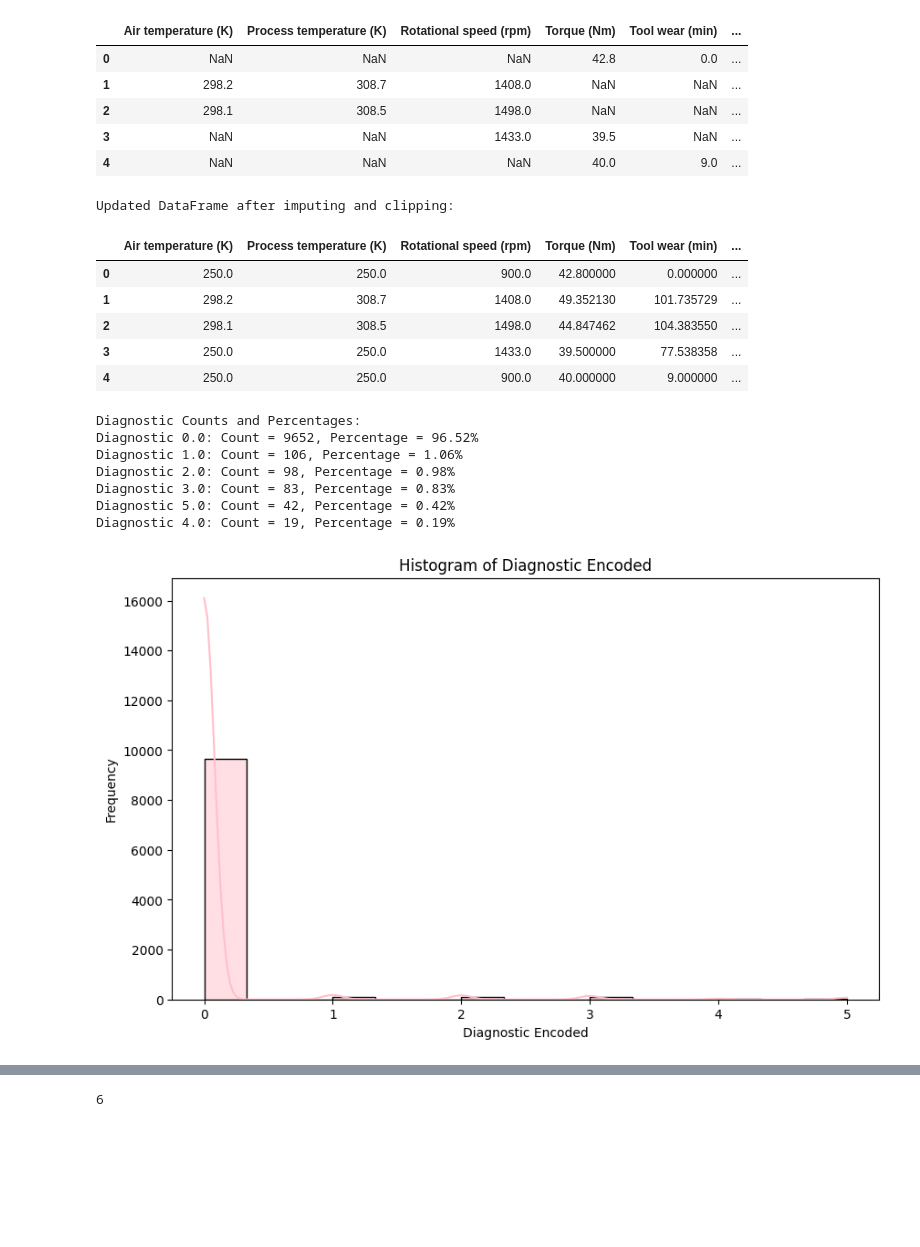
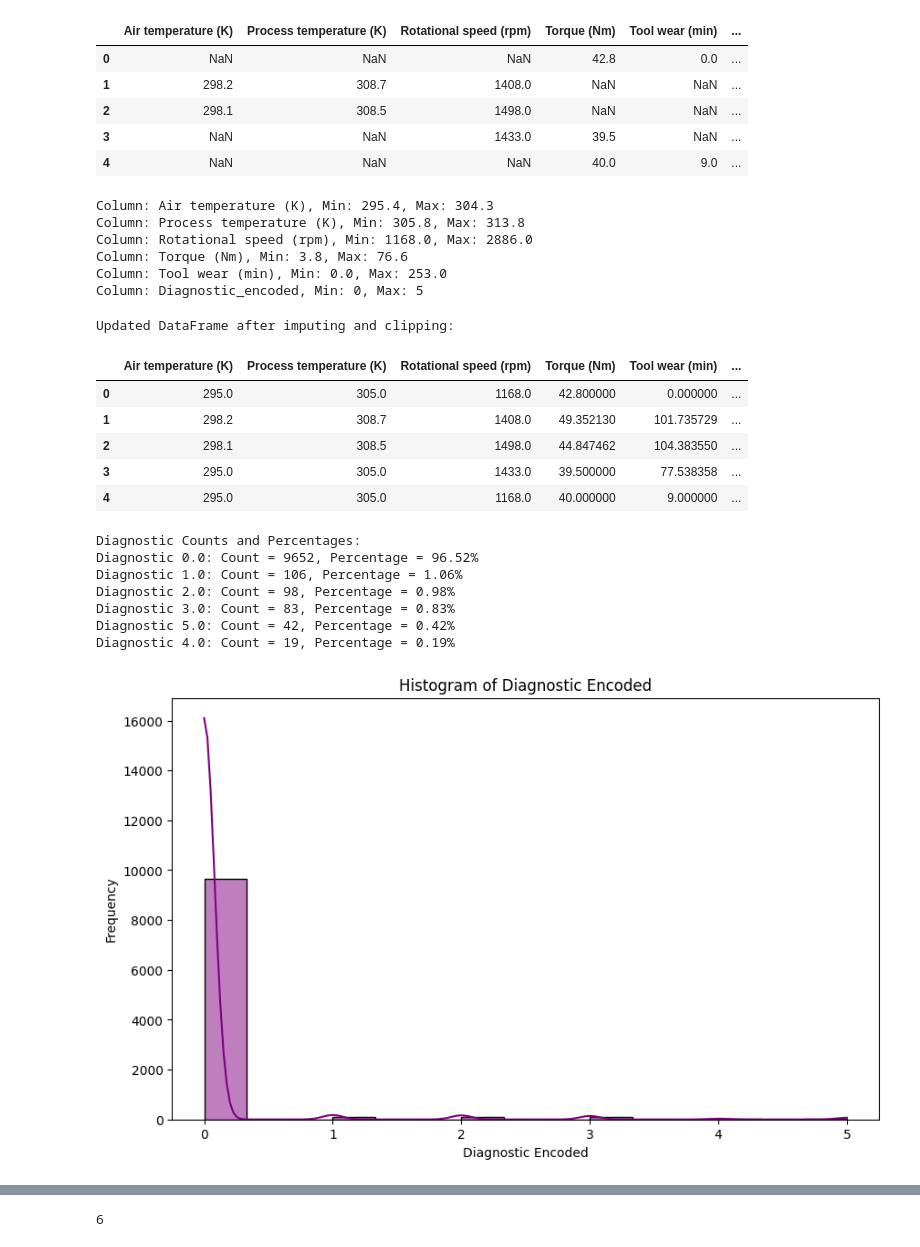
Before and after one commit to PriyanshuR23/Industrial_IOT_Predictive_Maintenance, a Jupyter notebook: Final.ipynb, the cells around one changed output, grey strips where cells are left out. Saved outputs shown, nothing was run; the diff lists cells and outputs as text; code cells hidden in the pictures; blank space fills up the shorter version.

```diff
--- a/Final.ipynb
+++ b/Final.ipynb
@@ -142,20 +142,33 @@ DataFrame after dropping columns:
 | 2 | 298.1 | 308.5 | 1498.0 | NaN | NaN | ... |
 | 3 | NaN | NaN | 1433.0 | 39.5 | NaN | ... |
 | 4 | NaN | NaN | NaN | 40.0 | 9.0 | ... |
+# %%
+
+import pandas as pd
+for col in df.columns:
+  if pd.api.types.is_numeric_dtype(df[col]):
+    print(f"Column: {col}, Min: {df[col].min()}, Max: {df[col].max()}")
+# %% [output]
+Column: Air temperature (K), Min: 295.4, Max: 304.3
+Column: Process temperature (K), Min: 305.8, Max: 313.8
+Column: Rotational speed (rpm), Min: 1168.0, Max: 2886.0
+Column: Torque (Nm), Min: 3.8, Max: 76.6
+Column: Tool wear (min), Min: 0.0, Max: 253.0
+Column: Diagnostic_encoded, Min: 0, Max: 5
 # %%
 numerical_cols = df.select_dtypes(include=['number']).columns
 # Create an IterativeImputer object with Bayesian Ridge
-imputer = IterativeImputer(estimator=BayesianRidge(), random_state=42,tol =0.01)
+imputer = IterativeImputer(estimator=BayesianRidge(), random_state=42,tol =0.02)
 
 # Apply imputation
 df[numerical_cols] = imputer.fit_transform(df[numerical_cols])
 
 # Apply constraints to keep values within reasonable limits
-df['Air temperature (K)'] = np.clip(df['Air temperature (K)'], 250, 400)
-df['Process temperature (K)'] = np.clip(df['Process temperature (K)'], 250, 400)
-df['Rotational speed (rpm)'] = np.clip(df['Rotational speed (rpm)'], 900, 3500)
-df['Torque (Nm)'] = np.clip(df['Torque (Nm)'], 0, 100)
-df['Tool wear (min)'] = np.clip(df['Tool wear (min)'], 0, 300)
+df['Air temperature (K)'] = np.clip(df['Air temperature (K)'], 295, 305)
+df['Process temperature (K)'] = np.clip(df['Process temperature (K)'], 305, 314)
+df['Rotational speed (rpm)'] = np.clip(df['Rotational speed (rpm)'], 1168, 2886)
+df['Torque (Nm)'] = np.clip(df['Torque (Nm)'], 4, 77)
+df['Tool wear (min)'] = np.clip(df['Tool wear (min)'], 0, 253)
 
 # Display the updated DataFrame
 print("\nUpdated DataFrame after imputing and clipping:")
@@ -163,11 +176,11 @@ display(HTML(df.head().to_html()))
 # %% [output]
 Updated DataFrame after imputing and clipping:
 |  | Air temperature (K) | Process temperature (K) | Rotational speed (rpm) | Torque (Nm) | Tool wear (min) | ... |
-| 0 | 250.0 | 250.0 | 900.0 | 42.800000 | 0.000000 | ... |
+| 0 | 295.0 | 305.0 | 1168.0 | 42.800000 | 0.000000 | ... |
 | 1 | 298.2 | 308.7 | 1408.0 | 49.352130 | 101.735729 | ... |
 | 2 | 298.1 | 308.5 | 1498.0 | 44.847462 | 104.383550 | ... |
-| 3 | 250.0 | 250.0 | 1433.0 | 39.500000 | 77.538358 | ... |
-| 4 | 250.0 | 250.0 | 900.0 | 40.000000 | 9.000000 | ... |
+| 3 | 295.0 | 305.0 | 1433.0 | 39.500000 | 77.538358 | ... |
+| 4 | 295.0 | 305.0 | 1168.0 | 40.000000 | 9.000000 | ... |
 # %%
 # Count occurrences of each diagnostic
 diagnostic_counts = df['Diagnostic_encoded'].value_counts()
@@ -190,13 +203,13 @@ Diagnostic 5.0: Count = 42, Percentage = 0.42%
 Diagnostic 4.0: Count = 19, Percentage = 0.19%
 # %%
 plt.figure(figsize=(10, 6))
-sns.histplot(df['Diagnostic_encoded'], kde=True,color="pink")
+sns.histplot(df['Diagnostic_encoded'], kde=True,color="purple")
 plt.title('Histogram of Diagnostic Encoded')
 plt.xlabel('Diagnostic Encoded')
 plt.ylabel('Frequency')
 plt.show()
 # %% [output]
-[figure, old version]
+[figure, new version]
 # %%
 from imblearn.over_sampling import SMOTE
 import numpy as np
```
Also changed, not shown: parts of 18 cells of this notebook.
